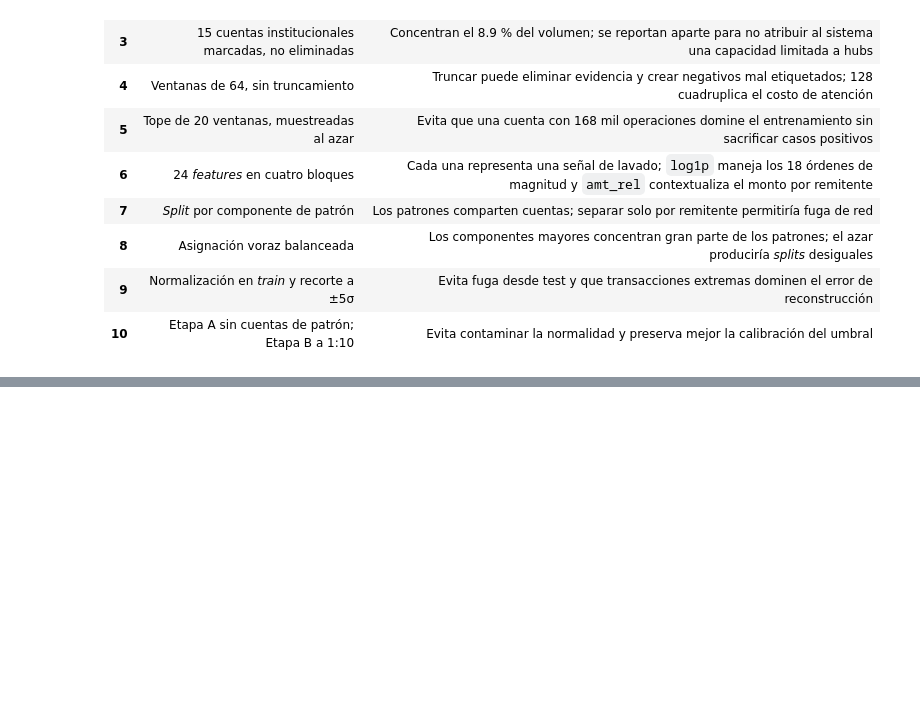
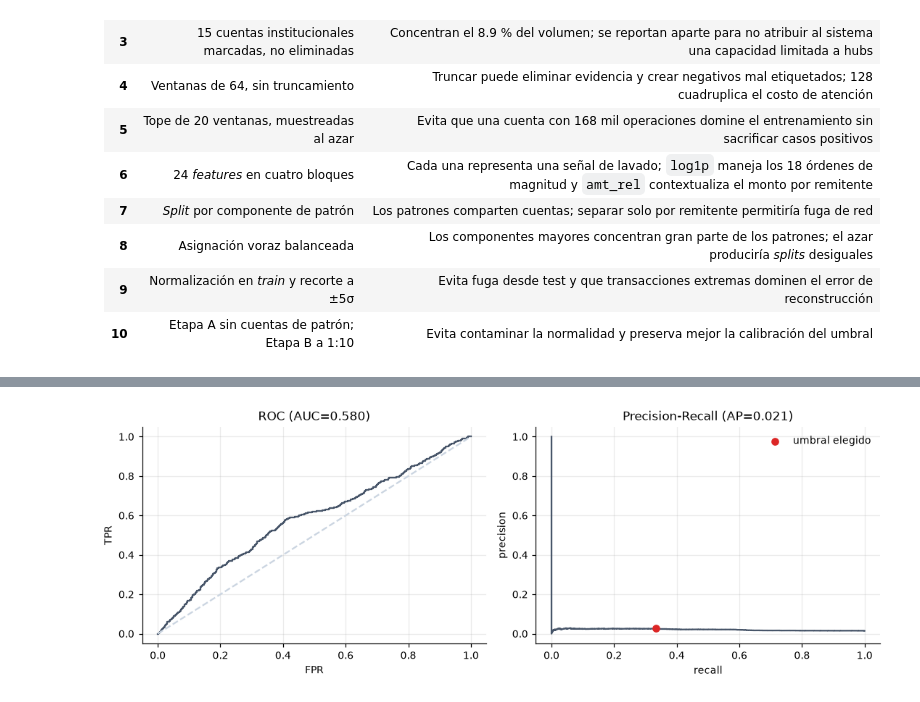
Before and after one commit to JuanDsm04/dl-project2, a Jupyter notebook: dl-project2-notebook.ipynb, the cells around one changed output, grey strips where cells are left out. Saved outputs shown, nothing was run; the diff lists cells and outputs as text; code cells hidden in the pictures; blank space fills up the shorter version.

```diff
--- a/dl-project2-notebook.ipynb
+++ b/dl-project2-notebook.ipynb
@@ -1015,0 +1362,22 @@ reparto: {'train': 139555, 'val': 29905, 'test': 29904}
+# %%
+prec, rec, thr = precision_recall_curve(y[val_idx], SCORE[val_idx])
+f1 = np.where((prec + rec) > 0, 2 * prec * rec / (prec + rec + 1e-12), 0.0)
+best_i = int(np.argmax(f1[:-1])) if len(thr) > 0 else 0
+THRESHOLD = float(thr[best_i]) if len(thr) > 0 else float(SCORE[val_idx].max())
+
+print(f"umbral elegido (maximo F1 en validacion): {THRESHOLD:.4f}")
+print(f"  precision={prec[best_i]:.3f}  recall={rec[best_i]:.3f}  F1={f1[best_i]:.3f}")
+alert_rate = float((SCORE[val_idx] >= THRESHOLD).mean())
+print(f"  tasa de alerta en validacion: {100*alert_rate:.2f}% de las secuencias")
+
+targets_recall = [0.5, 0.7, 0.8, 0.9, 0.95]
+op_rows = []
+for tr_ in targets_recall:
+    idxs = np.where(rec[:-1] >= tr_)[0]
+    if len(idxs) == 0:
+        continue
+    i = idxs[np.argmax(prec[:-1][idxs])]        # mejor precision entre los que alcanzan ese recall
+    op_rows.append({"recall_objetivo": tr_, "umbral": thr[i], "precision": prec[i],
+                     "recall_real": rec[i], "tasa_alerta_%": 100*(SCORE[val_idx] >= thr[i]).mean()})
+print("\nPUNTOS DE OPERACION ALTERNATIVOS (validacion)")
+print(pd.DataFrame(op_rows).round(4).to_string(index=False))
@@ -1015,0 +1396,18 @@ reparto: {'train': 139555, 'val': 29905, 'test': 29904}
+# %%
+fpr, tpr, _ = roc_curve(y[val_idx], SCORE[val_idx])
+fig, ax = plt.subplots(1, 2, figsize=(10, 3.6))
+
+ax[0].plot(fpr, tpr, color="#475569")
+ax[0].plot([0, 1], [0, 1], "--", color="#cbd5e1")
+ax[0].set_xlabel("FPR"); ax[0].set_ylabel("TPR")
+ax[0].set_title(f"ROC (AUC={best_auc:.3f})")
+
+ax[1].plot(rec, prec, color="#475569")
+ax[1].scatter([rec[best_i]], [prec[best_i]], color="#dc2626", zorder=5, label="umbral elegido")
+ax[1].set_xlabel("recall"); ax[1].set_ylabel("precision")
+ax[1].set_title(f"Precision-Recall (AP={best_ap:.3f})")
+ax[1].legend(frameon=False)
+
+plt.tight_layout(); plt.show()
+# %% [output]
+[figure, added]
```
Also changed, not shown: parts of 29 cells of this notebook, 3 other files.
